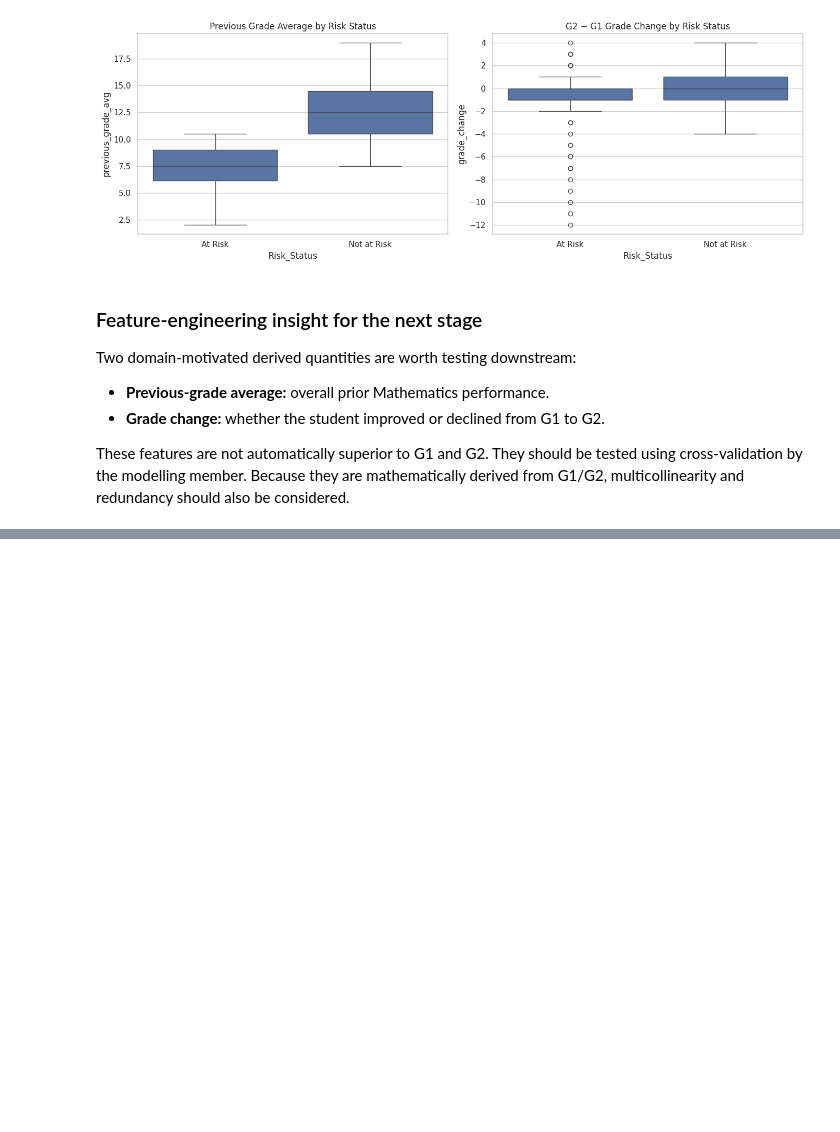
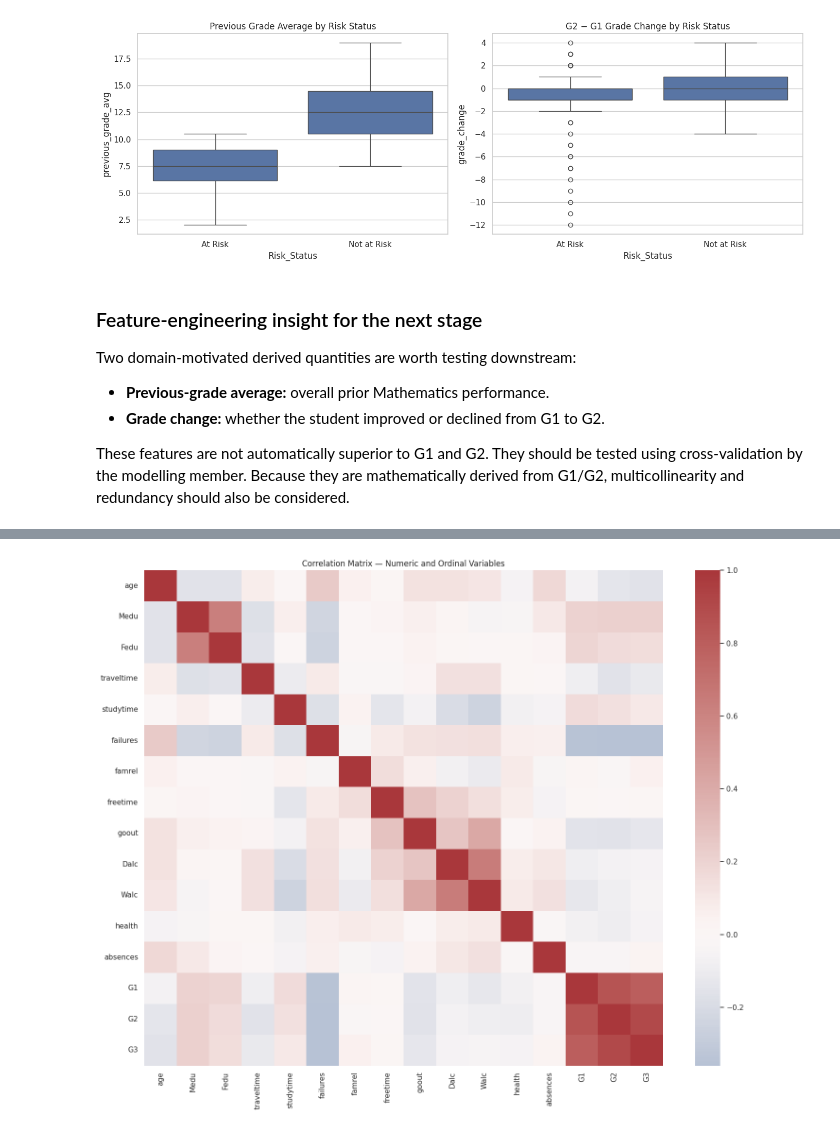
Before and after one commit to dealwisca-dot/Early-Identification-of-At-Risk-Students, a Jupyter notebook: EDA.ipynb, the cells around one changed output, grey strips where cells are left out. Saved outputs shown, nothing was run; the diff lists cells and outputs as text; code cells hidden in the pictures; blank space fills up the shorter version.

Commit message:
feat(eda): add Section 12 - multivariate analysis and feature correlation matrix heatmap

```diff
--- a/EDA.ipynb
+++ b/EDA.ipynb
@@ -1024,0 +1031,18 @@ These features are not automatically superior to G1 and G2. They should be teste
+# %%
+# ============================================================
+# 30. Full numeric/ordinal correlation matrix
+# ============================================================
+numeric_df = df.select_dtypes(include=np.number)
+
+plt.figure(figsize=(15, 12))
+sns.heatmap(
+    numeric_df.corr(),
+    cmap="vlag",
+    center=0,
+    annot=False
+)
+plt.title("Correlation Matrix — Numeric and Ordinal Variables")
+plt.tight_layout()
+plt.show()
+# %% [output]
+[figure, added]
```
Also changed, not shown: parts of 3 cells of this notebook.
